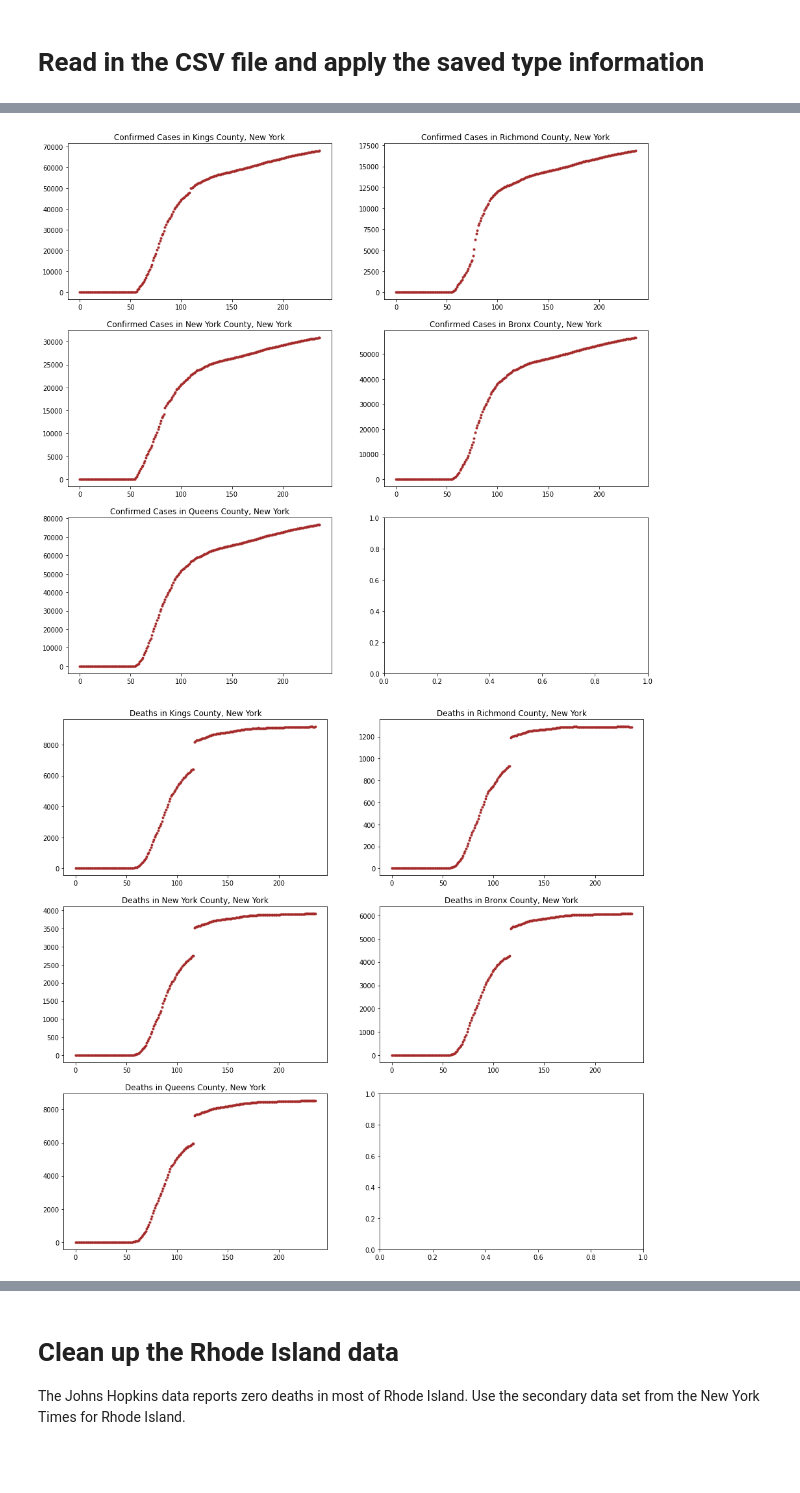
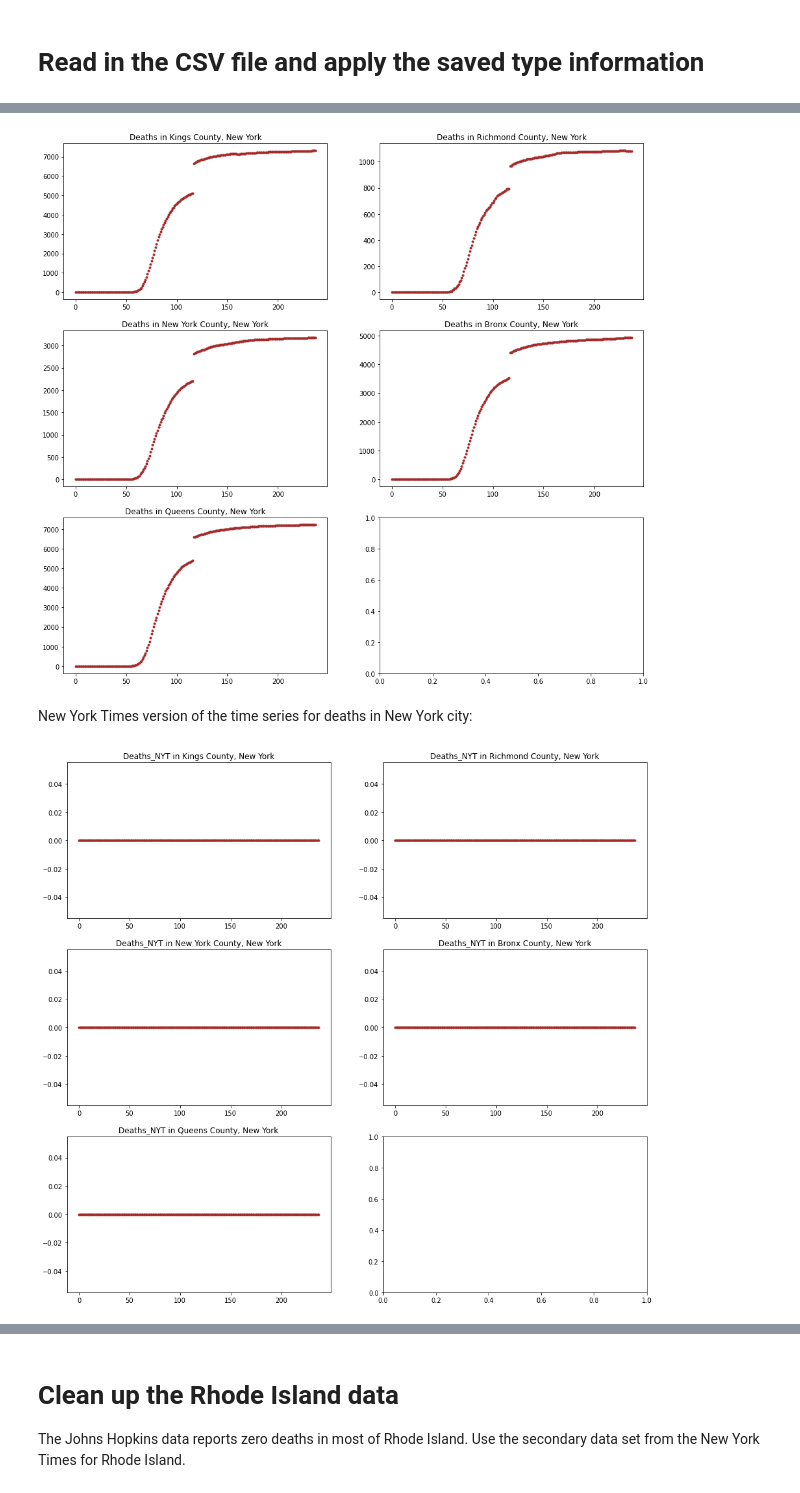
Before and after one commit to CODAIT/covid-notebooks, a Jupyter notebook: notebooks/clean_us_data.ipynb, the cells around one changed output, grey strips where cells are left out. Drawn from its saved outputs; the diff is of its cells as text; code cells hidden in the pictures; blank space fills up the shorter version.

Commit message:
Update data cleaning to reflect changes in JHU NYC data

```diff
--- a/notebooks/clean_us_data.ipynb
+++ b/notebooks/clean_us_data.ipynb
@@ -74,8 +73,8 @@ cases_vertical
 # %%
 # Replace the missing values in the secondary dataset with 0's.
-cases_vertical["Confirmed_NYT"].fillna(0, inplace=True)
-cases_vertical["Deaths_NYT"].fillna(0, inplace=True)
-cases_vertical["Confirmed_NYT"] = cases_vertical["Confirmed_NYT"].astype("int64")
-cases_vertical["Deaths_NYT"] = cases_vertical["Deaths_NYT"].astype("int64")
+for colname in ("Confirmed_NYT", "Deaths_NYT", "Confirmed_USAFacts", "Deaths_USAFacts"):
+    cases_vertical[colname].fillna(0, inplace=True)
+    cases_vertical[colname] = cases_vertical[colname].astype("int64")
+
 cases_vertical
 # %% [output]
@@ -96,6 +95,7 @@ cases_vertical
 # %%
 # Collapse each time series down to a single cell
 cases, dates = util.collapse_time_series(cases_vertical, ["Confirmed", "Deaths", "Recovered",
-                                                          "Confirmed_NYT", "Deaths_NYT"])
+                                                          "Confirmed_NYT", "Deaths_NYT",
+                                                          "Confirmed_USAFacts", "Deaths_USAFacts"])
 cases
 # %% [output]
@@ -244,12 +159,0 @@ cases.loc[nyc_fips][["State", "County", "Population"]]
-# %%
-ny_county_population = county_population[county_population["FIPS"] == new_york_county_fips]["POPESTIMATE2019"].iloc[0]
-
-# Need to copy the series and modify the copy to avoid Pandas' "A value
-# is trying to be set on a copy of a slice from a DataFrame" warning.
-new_population = cases["Population"].copy(deep=True)
-new_population.loc[new_york_county_fips] = ny_county_population
-
-cases["Population"] = new_population
-
-# After:
-cases.loc[nyc_fips][["State", "County", "Population"]]
@@ -484,10 +178,10 @@ plt.show()
 # %%
-# NYC confirmed cases after cleaning:
-util.graph_examples(cases.loc[nyc_fips], "Confirmed", {}, num_to_pick=5)
+util.graph_examples(cases.loc[nyc_fips], "Deaths", {}, num_to_pick=5)
 # %% [output]
-[figure, old version]
+[figure, new version]
+# %% [markdown]
+New York Times version of the time series for deaths in New York city:
 # %%
-# NYC deaths by county after cleaning:
-util.graph_examples(cases.loc[nyc_fips], "Deaths", {}, num_to_pick=5)
+util.graph_examples(cases.loc[nyc_fips], "Deaths_NYT", {}, num_to_pick=5)
 # %% [output]
-[figure, old version]
+[figure, new version]
```
Also changed, not shown: parts of 33 cells of this notebook, 1 other file.
